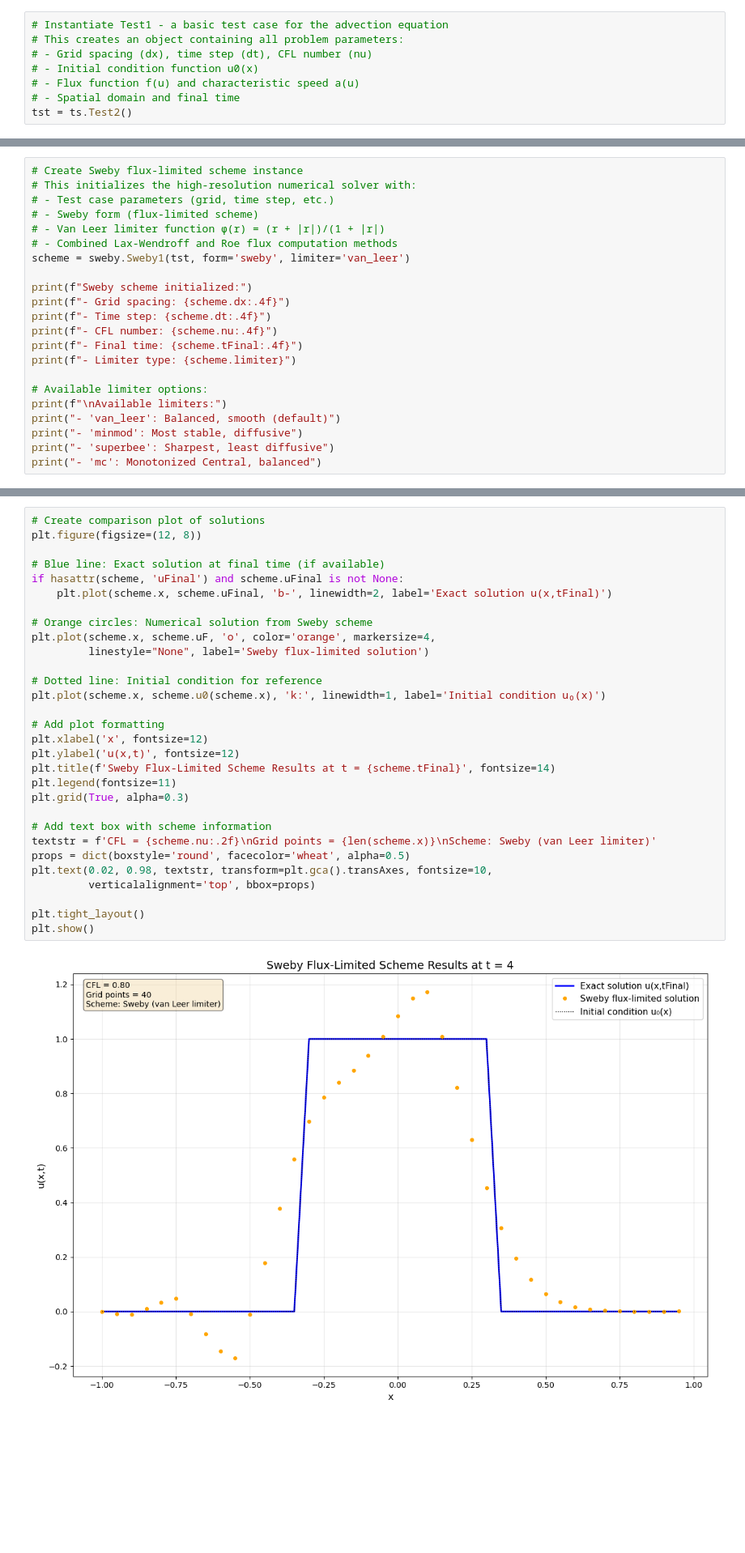
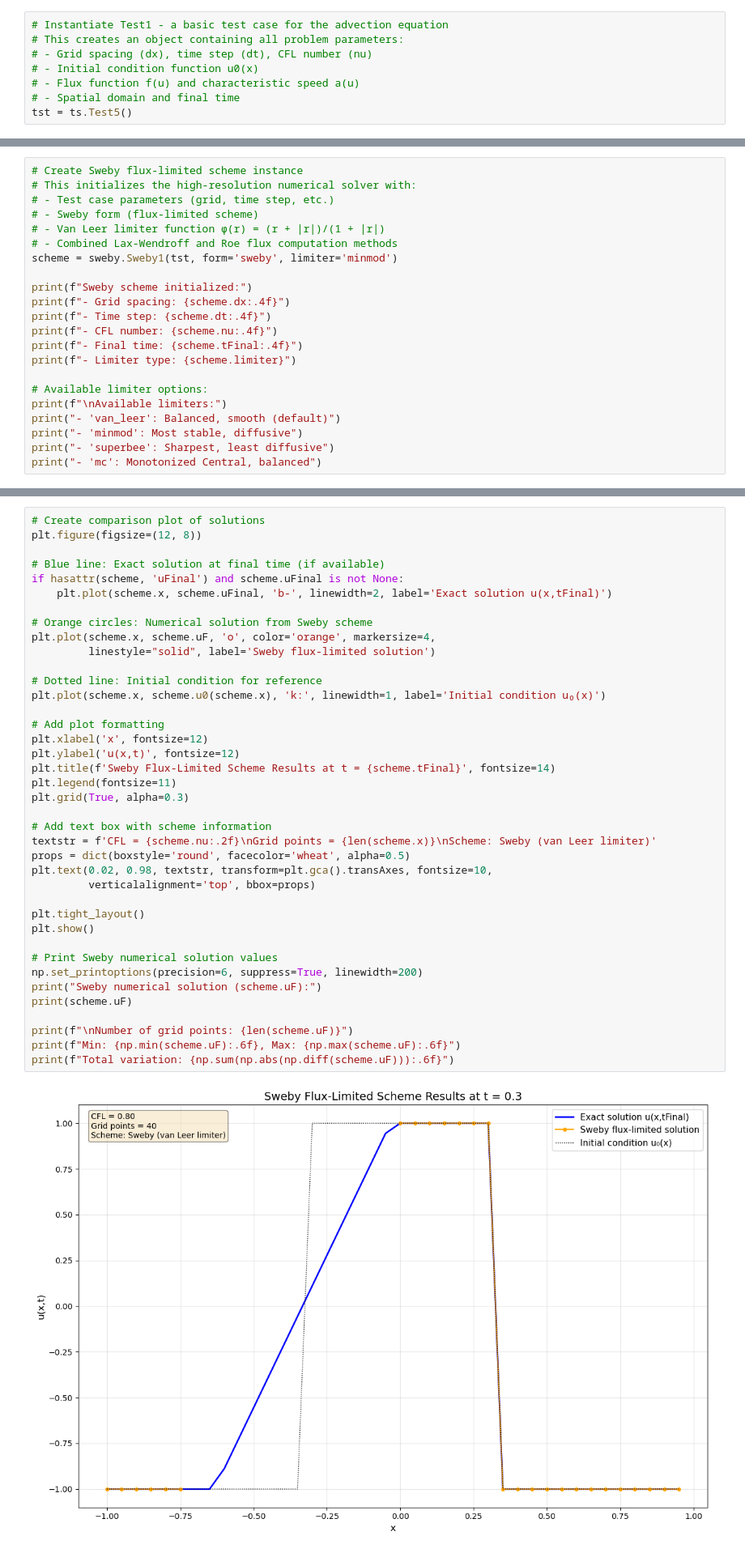
Before and after one commit to YannSimon2/Projet-Smets, a Jupyter notebook: HCL-sweby.ipynb, the cells around one changed output, grey strips where cells are left out. Shown at 81% size. Drawn from its saved outputs; the diff is of its cells as text; blank space fills up the shorter version.

```diff
--- a/HCL-sweby.ipynb
+++ b/HCL-sweby.ipynb
@@ -30,7 +30,7 @@ Each test contains:
 # - Initial condition function u0(x)
 # - Flux function f(u) and characteristic speed a(u)
 # - Spatial domain and final time
-tst = ts.Test2()
+tst = ts.Test5()
 # %%
 # Reload the module to ensure we have the latest version
 import importlib
@@ -114,7 +114,7 @@ The Sweby scheme combines two fundamental approaches:
 # - Sweby form (flux-limited scheme)
 # - Van Leer limiter function φ(r) = (r + |r|)/(1 + |r|)
 # - Combined Lax-Wendroff and Roe flux computation methods
-scheme = sweby.Sweby1(tst, form='sweby', limiter='van_leer')
+scheme = sweby.Sweby1(tst, form='sweby', limiter='minmod')
 
 print(f"Sweby scheme initialized:")
 print(f"- Grid spacing: {scheme.dx:.4f}")
@@ -201,32 +201,41 @@ The Sweby scheme should demonstrate:
 # %%
 # Create comparison plot of solutions
 plt.figure(figsize=(12, 8))
 
 # Blue line: Exact solution at final time (if available)
 if hasattr(scheme, 'uFinal') and scheme.uFinal is not None:
     plt.plot(scheme.x, scheme.uFinal, 'b-', linewidth=2, label='Exact solution u(x,tFinal)')
 
 # Orange circles: Numerical solution from Sweby scheme
 plt.plot(scheme.x, scheme.uF, 'o', color='orange', markersize=4,
-         linestyle="None", label='Sweby flux-limited solution')
+         linestyle="solid", label='Sweby flux-limited solution')
 
 # Dotted line: Initial condition for reference
 plt.plot(scheme.x, scheme.u0(scheme.x), 'k:', linewidth=1, label='Initial condition u₀(x)')
 
 # Add plot formatting
 plt.xlabel('x', fontsize=12)
 plt.ylabel('u(x,t)', fontsize=12)
 plt.title(f'Sweby Flux-Limited Scheme Results at t = {scheme.tFinal}', fontsize=14)
 plt.legend(fontsize=11)
 plt.grid(True, alpha=0.3)
 
 # Add text box with scheme information
 textstr = f'CFL = {scheme.nu:.2f}\nGrid points = {len(scheme.x)}\nScheme: Sweby (van Leer limiter)'
 props = dict(boxstyle='round', facecolor='wheat', alpha=0.5)
 plt.text(0.02, 0.98, textstr, transform=plt.gca().transAxes, fontsize=10,
          verticalalignment='top', bbox=props)
 
 plt.tight_layout()
 plt.show()
+
+# Print Sweby numerical solution values
+np.set_printoptions(precision=6, suppress=True, linewidth=200)
+print("Sweby numerical solution (scheme.uF):")
+print(scheme.uF)
+
+print(f"\nNumber of grid points: {len(scheme.uF)}")
+print(f"Min: {np.min(scheme.uF):.6f}, Max: {np.max(scheme.uF):.6f}")
+print(f"Total variation: {np.sum(np.abs(np.diff(scheme.uF))):.6f}")
 # %% [output]
-[figure, old version]
+[figure, new version]
```
Also changed, not shown: parts of 4 cells of this notebook, 1 other file.
